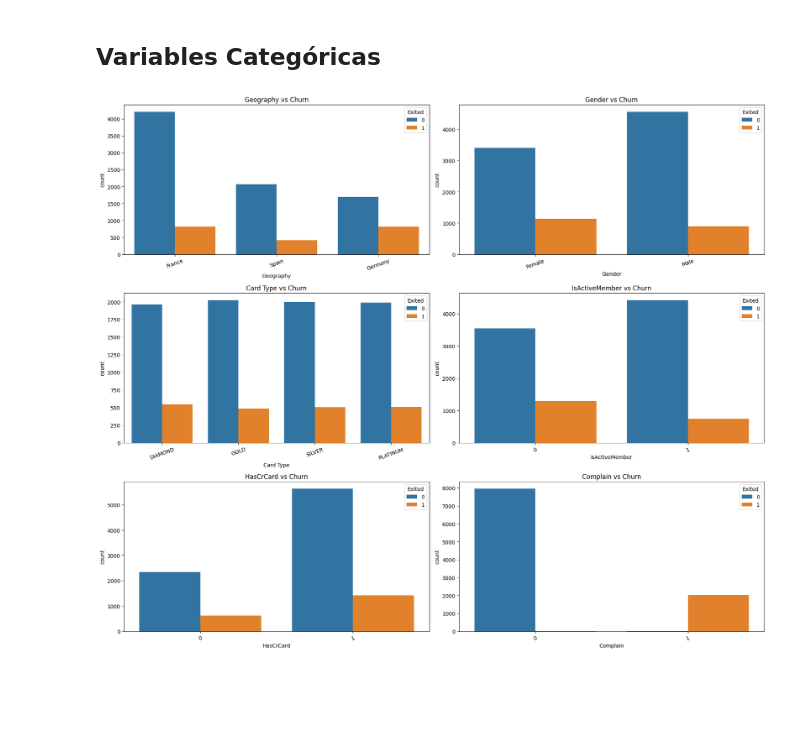
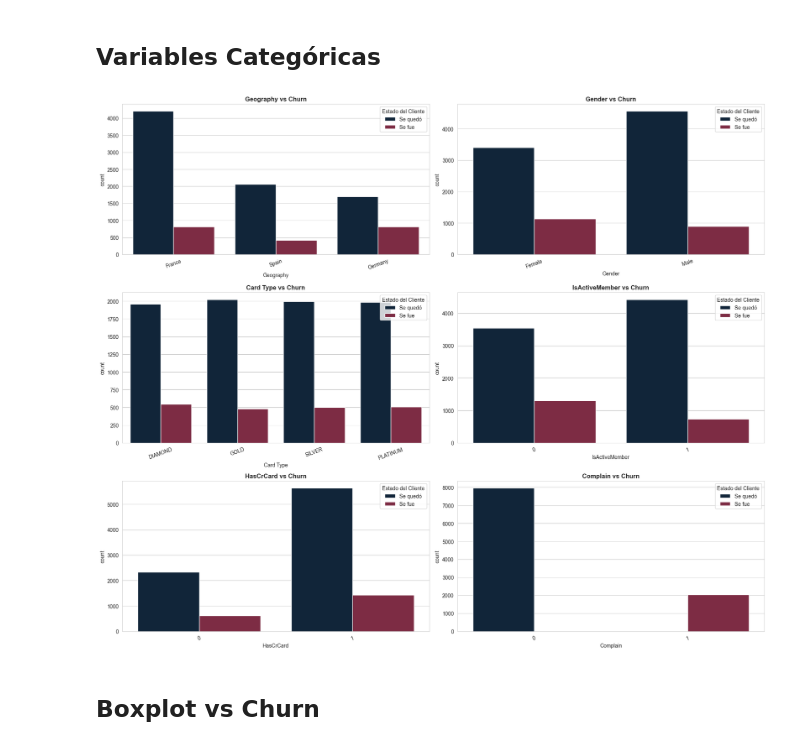
Before and after one commit to AlvaroMF02/Proyecto-Master-DataScience-Evolve-AlvaroMartinez, a Jupyter notebook: notebooks/01_eda.ipynb, the cells around one changed output. Saved outputs shown, nothing was run; the diff lists cells and outputs as text; code cells hidden in the pictures; blank space fills up the shorter version.

```diff
--- a/notebooks/01_eda.ipynb
+++ b/notebooks/01_eda.ipynb
@@ -277,21 +332,0 @@ plt.show()
-# %%
-fig, axes = plt.subplots(2, 3, figsize=(18, 10))
-
-axes = axes.flatten()
-
-for i, col in enumerate(numerical_cols):
-
-    sns.boxplot(
-        data=df,
-        x="Exited",
-        y=col,
-        ax=axes[i]
-    )
-
-    axes[i].set_xticks([0, 1])
-    axes[i].set_xticklabels(["Stayed", "Left"])
-
-    axes[i].set_title(f"{col} vs Churn")
-
-plt.tight_layout()
-plt.show()
@@ -302,30 +335,50 @@ plt.show()
 # %%
 categorical_cols = [
     "Geography",
     "Gender",
     "Card Type",
     "IsActiveMember",
     "HasCrCard",
     "Complain"
 ]
 
 fig, axes = plt.subplots(3, 2, figsize=(18, 15))
 
 axes = axes.flatten()
 
 for i, col in enumerate(categorical_cols):
 
     sns.countplot(
         data=df,
         x=col,
         hue="Exited",
+        palette=[BANK_BLUE, BANK_RED],
         ax=axes[i]
     )
 
-    axes[i].set_title(f"{col} vs Churn")
+    axes[i].set_title(
+        f"{col} vs Churn",
+        fontsize=12,
+        fontweight="bold"
+    )
+
     axes[i].tick_params(axis="x", rotation=20)
 
+    axes[i].legend(
+        title="Estado del Cliente",
+        labels=["Se quedó", "Se fue"]
+    )
+
 plt.tight_layout()
+
+plt.savefig(
+    "../reports/Churn_Categorico.png",
+    dpi=300,
+    bbox_inches="tight"
+)
+
 plt.show()
 # %% [output]
-[figure, old version]
+[figure, new version]
+# %% [markdown]
+## Boxplot vs Churn
```
Also changed, not shown: parts of 10 cells of this notebook, 24 other files.
